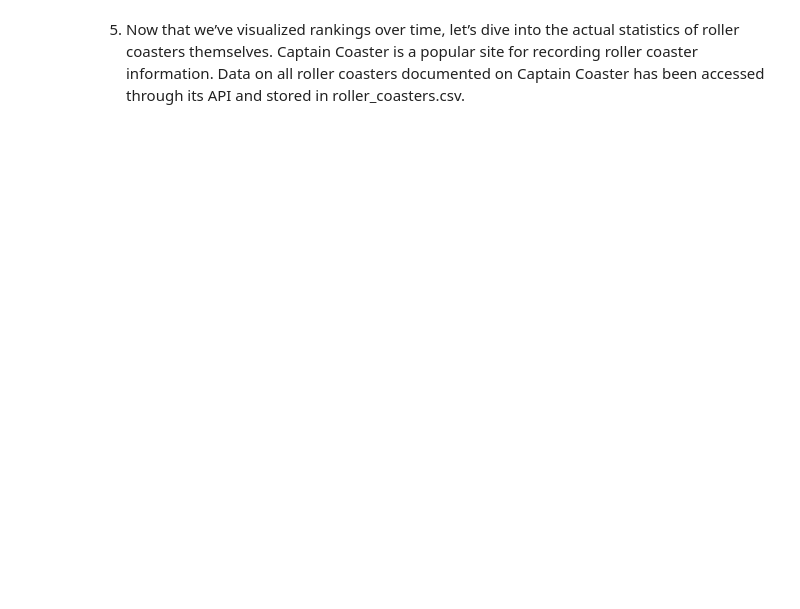
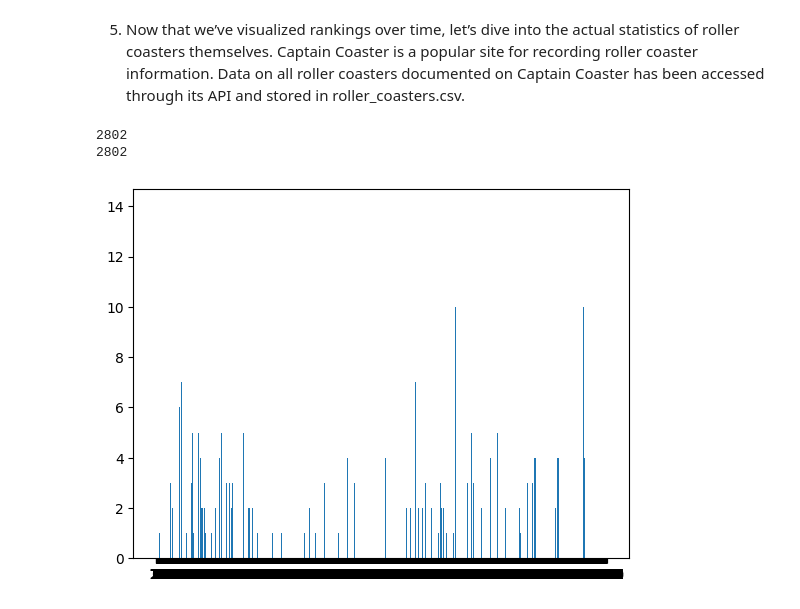
Before and after one commit to cjh4232/Projects, a Jupyter notebook: Python/Roller_Coaster_Analysis/rollercoatser_project.ipynb, the cells around one changed output. Saved outputs shown, nothing was run; the diff lists cells and outputs as text; code cells hidden in the pictures; blank space fills up the shorter version.

```diff
--- a/Python/Roller_Coaster_Analysis/rollercoatser_project.ipynb
+++ b/Python/Roller_Coaster_Analysis/rollercoatser_project.ipynb
@@ -127,29 +165,28 @@ plt.clf()
 # %%
-# load roller coaster data here:
-rc_df = pd.read_csv('roller_coasters.csv')
+def num_inversion(df: pd.DataFrame) -> None:
 
-# I want to get a feel for what the data looks like and what the columns are
-print(rc_df.head())
-print(rc_df.columns)
-# print(rc_df.describe())
-
-# write function to plot histogram of column values here:
-
-def find_num_inversion(df, park_name):
+  """
+  This function takes a single argument of a Pandas DataFrame with data
+  representing the number of inversions on a rollercoaster. It will then
+  create a bar graph of the data.
+  """
 
   # Create a new DataFrame based on the park name from the input
-  park_coaster = df[df['park'] == park_name]
 
   # This is a list of locations for the bars based on how long the data is
-  x_values = range(len(park_coaster))
+  x_values = list(range(len(df.num_inversions)))
+  y_values = df.num_inversions
 
   # Create an axis object
   ax = plt.subplot()
 
   # Create the plot using the x_values as x locations and park_coaster as heights
-  plt.bar(x_values, park_coaster)
+  plt.bar(x_values, df.num_inversions, align='center')
   ax.set_xticks(x_values)
   plt.show()
 
-
-find_num_inversion(rc_df)
+num_inversion(rc_df)
+# %% [output]
+2802
+2802
+[figure, added]
```
Also changed, not shown: parts of 10 cells of this notebook, 2 other files.
